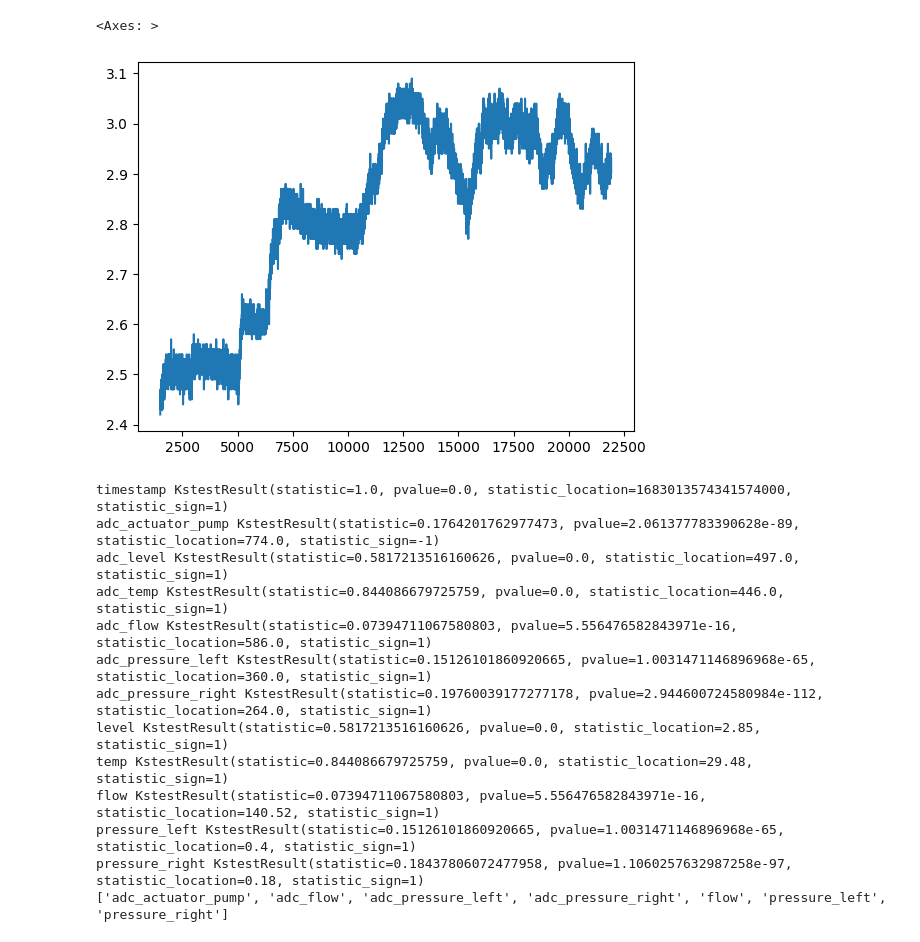
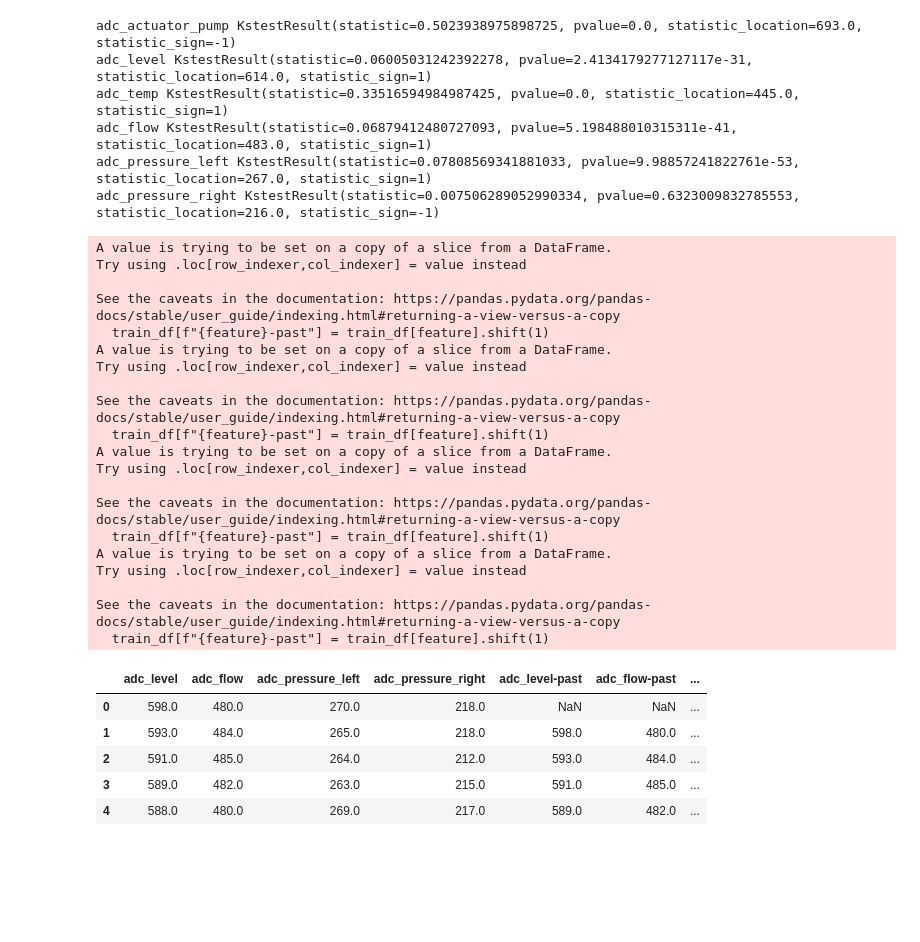
Before and after one commit to IDS-CPS/ml-model, a Jupyter notebook: src/analisis/pit.ipynb, the cells around one changed output. Saved outputs shown, nothing was run; the diff lists cells and outputs as text; code cells hidden in the pictures; blank space fills up the shorter version.

```diff
--- a/src/analisis/pit.ipynb
+++ b/src/analisis/pit.ipynb
@@ -41,33 +41,52 @@ array([<Axes: >, <Axes: >, <Axes: >, <Axes: >, <Axes: >, <Axes: >,
-# %%
-df["level"][1500:].plot()
-# %% [output]
-<Axes: >
-[figure, removed]
 # %%
-df = df[1500:]
 n = len(df)
 train_df = df[0:int(n*0.8)]
 test_df = df[int(n*0.8):]
 # %%
 features_considered = []
-for column in df.columns:
+for column in ["adc_actuator_pump", "adc_level",	"adc_temp",	"adc_flow",	"adc_pressure_left",	"adc_pressure_right"]:
   ks_result = stats.ks_2samp(train_df[column],test_df[column])
   print(column, ks_result)
   if (ks_result.statistic < 0.2):
     features_considered.append(column)
-
-print(features_considered)
 # %% [output]
-timestamp KstestResult(statistic=1.0, pvalue=0.0, statistic_location=1683013574341574000, statistic_sign=1)
-adc_actuator_pump KstestResult(statistic=0.1764201762977473, pvalue=2.061377783390628e-89, statistic_location=774.0, statistic_sign=-1)
-adc_level KstestResult(statistic=0.5817213516160626, pvalue=0.0, statistic_location=497.0, statistic_sign=1)
-adc_temp KstestResult(statistic=0.844086679725759, pvalue=0.0, statistic_location=446.0, statistic_sign=1)
-adc_flow KstestResult(statistic=0.07394711067580803, pvalue=5.556476582843971e-16, statistic_location=586.0, statistic_sign=1)
-adc_pressure_left KstestResult(statistic=0.15126101860920665, pvalue=1.0031471146896968e-65, statistic_location=360.0, statistic_sign=1)
-adc_pressure_right KstestResult(statistic=0.19760039177277178, pvalue=2.944600724580984e-112, statistic_location=264.0, statistic_sign=1)
-level KstestResult(statistic=0.5817213516160626, pvalue=0.0, statistic_location=2.85, statistic_sign=1)
-temp KstestResult(statistic=0.844086679725759, pvalue=0.0, statistic_location=29.48, statistic_sign=1)
-flow KstestResult(statistic=0.07394711067580803, pvalue=5.556476582843971e-16, statistic_location=140.52, statistic_sign=1)
-pressure_left KstestResult(statistic=0.15126101860920665, pvalue=1.0031471146896968e-65, statistic_location=0.4, statistic_sign=1)
-pressure_right KstestResult(statistic=0.18437806072477958, pvalue=1.1060257632987258e-97, statistic_location=0.18, statistic_sign=1)
-['adc_actuator_pump', 'adc_flow', 'adc_pressure_left', 'adc_pressure_right', 'flow', 'pressure_left', 'pressure_right']
+adc_actuator_pump KstestResult(statistic=0.5023938975898725, pvalue=0.0, statistic_location=693.0, statistic_sign=-1)
+adc_level KstestResult(statistic=0.06005031242392278, pvalue=2.4134179277127117e-31, statistic_location=614.0, statistic_sign=1)
+adc_temp KstestResult(statistic=0.33516594984987425, pvalue=0.0, statistic_location=445.0, statistic_sign=1)
+adc_flow KstestResult(statistic=0.06879412480727093, pvalue=5.198488010315311e-41, statistic_location=483.0, statistic_sign=1)
+adc_pressure_left KstestResult(statistic=0.07808569341881033, pvalue=9.98857241822761e-53, statistic_location=267.0, statistic_sign=1)
+adc_pressure_right KstestResult(statistic=0.007506289052990334, pvalue=0.6323009832785553, statistic_location=216.0, statistic_sign=-1)
+# %%
+train_df = df[features_considered]
+
+for feature in features_considered:
+    train_df[f"{feature}-past"] = train_df[feature].shift(1)
+
+train_df.head()
+# %% [output]
+A value is trying to be set on a copy of a slice from a DataFrame.
+Try using .loc[row_indexer,col_indexer] = value instead
+
+See the caveats in the documentation: https://pandas.pydata.org/pandas-docs/stable/user_guide/indexing.html#returning-a-view-versus-a-copy
+  train_df[f"{feature}-past"] = train_df[feature].shift(1)
+A value is trying to be set on a copy of a slice from a DataFrame.
+Try using .loc[row_indexer,col_indexer] = value instead
+
+See the caveats in the documentation: https://pandas.pydata.org/pandas-docs/stable/user_guide/indexing.html#returning-a-view-versus-a-copy
+  train_df[f"{feature}-past"] = train_df[feature].shift(1)
+A value is trying to be set on a copy of a slice from a DataFrame.
+Try using .loc[row_indexer,col_indexer] = value instead
+
+See the caveats in the documentation: https://pandas.pydata.org/pandas-docs/stable/user_guide/indexing.html#returning-a-view-versus-a-copy
+  train_df[f"{feature}-past"] = train_df[feature].shift(1)
+A value is trying to be set on a copy of a slice from a DataFrame.
+Try using .loc[row_indexer,col_indexer] = value instead
+
+See the caveats in the documentation: https://pandas.pydata.org/pandas-docs/stable/user_guide/indexing.html#returning-a-view-versus-a-copy
+  train_df[f"{feature}-past"] = train_df[feature].shift(1)
+|  | adc_level | adc_flow | adc_pressure_left | adc_pressure_right | adc_level-past | adc_flow-past | ... |
+| 0 | 598.0 | 480.0 | 270.0 | 218.0 | NaN | NaN | ... |
+| 1 | 593.0 | 484.0 | 265.0 | 218.0 | 598.0 | 480.0 | ... |
+| 2 | 591.0 | 485.0 | 264.0 | 212.0 | 593.0 | 484.0 | ... |
+| 3 | 589.0 | 482.0 | 263.0 | 215.0 | 591.0 | 485.0 | ... |
+| 4 | 588.0 | 480.0 | 269.0 | 217.0 | 589.0 | 482.0 | ... |
```
Also changed, not shown: parts of 6 cells of this notebook, 14 other files.
